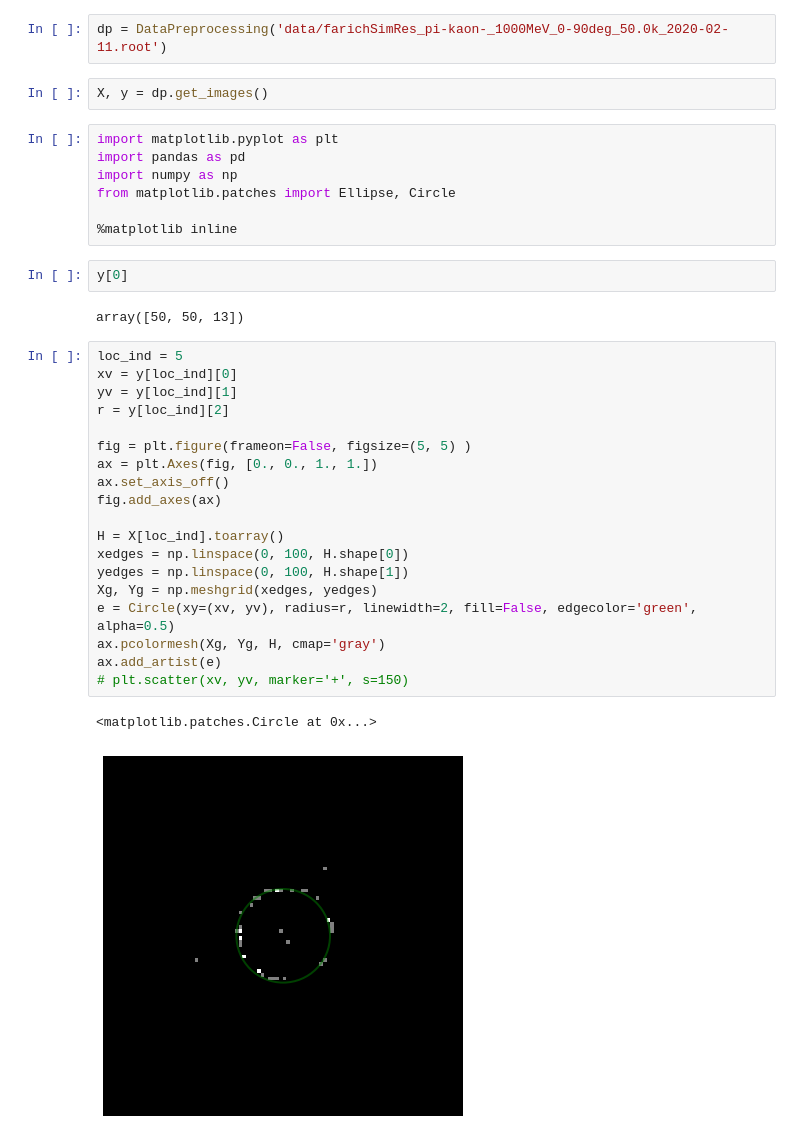
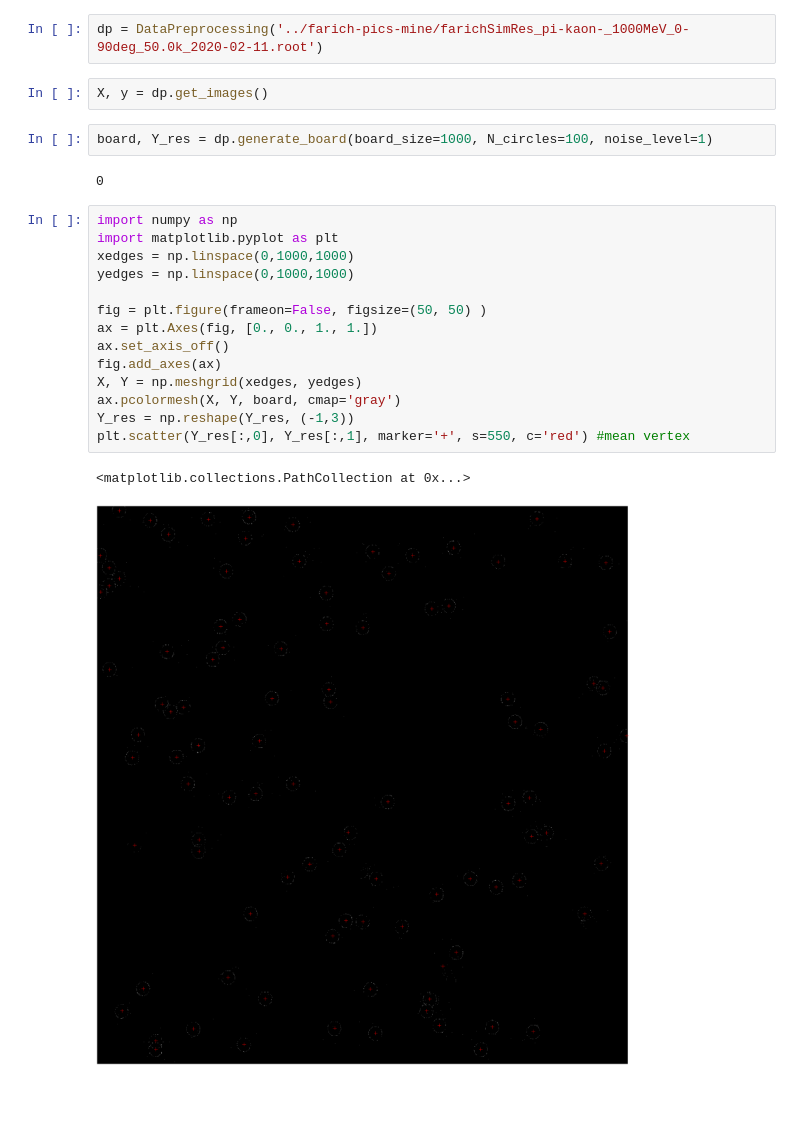
Before and after one commit to 82492749123082/farich-pics, a Jupyter notebook: notebooks/DataPreprocessing example.ipynb, the cells around one changed output. Drawn from its saved outputs; the diff is of its cells as text; blank space fills up the shorter version.

Commit message:
Fixed error in board generation + updated data preprocessing example

```diff
--- a/notebooks/DataPreprocessing example.ipynb
+++ b/notebooks/DataPreprocessing example.ipynb
@@ -5,39 +6,27 @@
 # %%
 from farichlib.DataPreprocessing import DataPreprocessing
 # %%
-dp = DataPreprocessing('data/farichSimRes_pi-kaon-_1000MeV_0-90deg_50.0k_2020-02-11.root')
+dp = DataPreprocessing('../farich-pics-mine/farichSimRes_pi-kaon-_1000MeV_0-90deg_50.0k_2020-02-11.root')
 # %%
 X, y = dp.get_images()
-# %%
-import matplotlib.pyplot as plt
-import pandas as pd
-import numpy as np
-from matplotlib.patches import Ellipse, Circle
-
-%matplotlib inline
-# %%
-y[0]
-# %% [output]
-array([50, 50, 13])
-# %%
-loc_ind = 5
-xv = y[loc_ind][0]
-yv = y[loc_ind][1]
-r = y[loc_ind][2]
-
-fig = plt.figure(frameon=False, figsize=(5, 5) )
-ax = plt.Axes(fig, [0., 0., 1., 1.])
-ax.set_axis_off()
-fig.add_axes(ax)
-
-H = X[loc_ind].toarray()
-xedges = np.linspace(0, 100, H.shape[0])
-yedges = np.linspace(0, 100, H.shape[1])
-Xg, Yg = np.meshgrid(xedges, yedges)
-e = Circle(xy=(xv, yv), radius=r, linewidth=2, fill=False, edgecolor='green', alpha=0.5)
-ax.pcolormesh(Xg, Yg, H, cmap='gray')
-ax.add_artist(e)
-# plt.scatter(xv, yv, marker='+', s=150)
-# %% [output]
-<matplotlib.patches.Circle at 0x...>
-[figure, removed]
+# %%
+board, Y_res = dp.generate_board(board_size=1000, N_circles=100, noise_level=1)
+# %% [output]
+0
+# %%
+import numpy as np
+import matplotlib.pyplot as plt
+xedges = np.linspace(0,1000,1000)
+yedges = np.linspace(0,1000,1000)
+
+fig = plt.figure(frameon=False, figsize=(50, 50) )
+ax = plt.Axes(fig, [0., 0., 1., 1.])
+ax.set_axis_off()
+fig.add_axes(ax)
+X, Y = np.meshgrid(xedges, yedges)
+ax.pcolormesh(X, Y, board, cmap='gray')
+Y_res = np.reshape(Y_res, (-1,3))
+plt.scatter(Y_res[:,0], Y_res[:,1], marker='+', s=550, c='red') #mean vertex
+# %% [output]
+<matplotlib.collections.PathCollection at 0x...>
+[figure, added]
```
Also changed, not shown: parts of 1 cell of this notebook, 1 other file.
